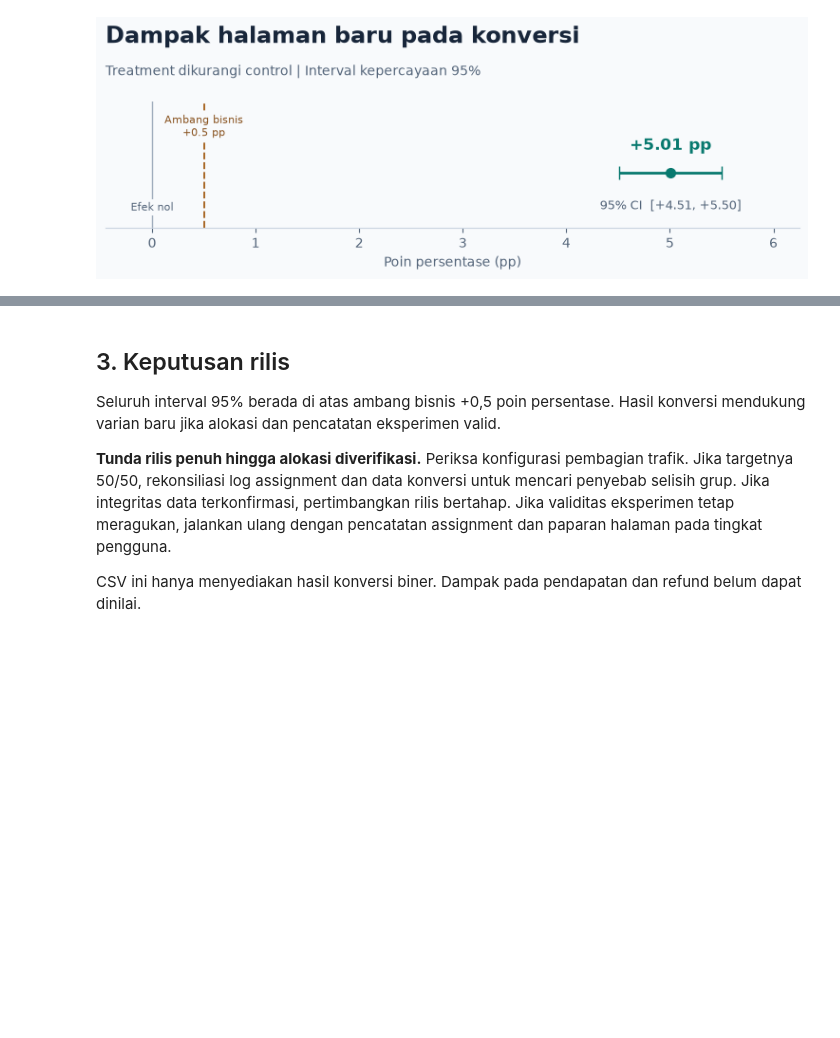
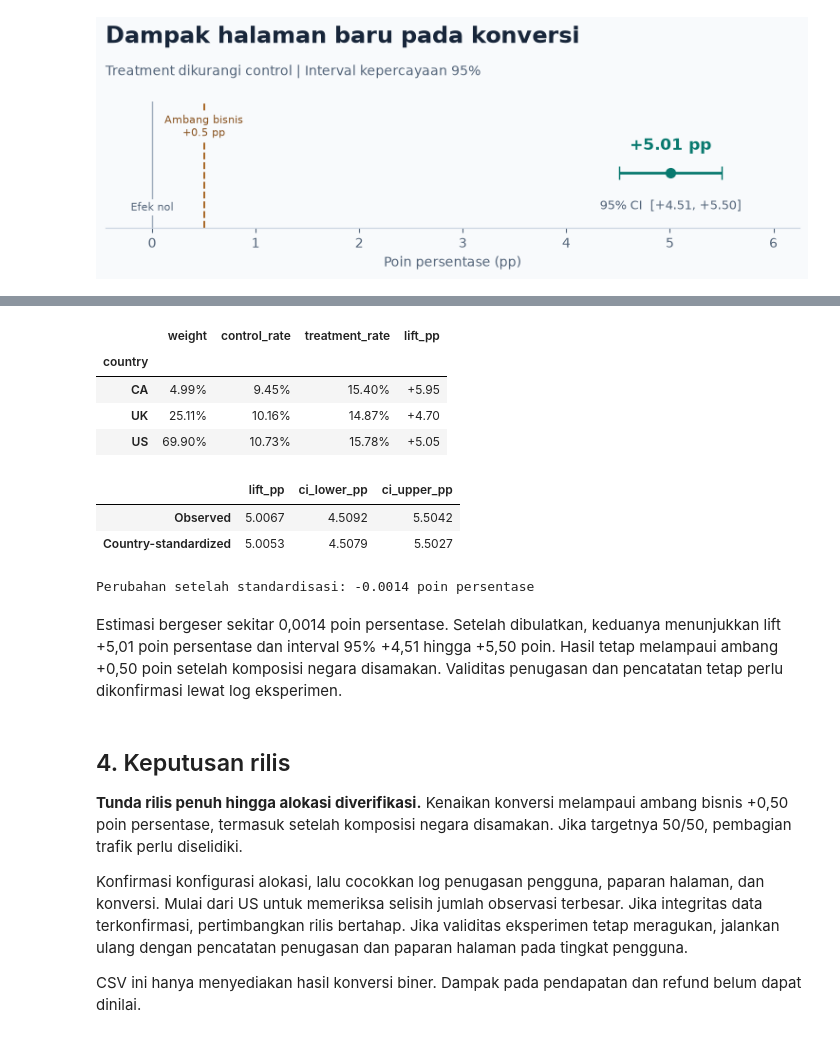
Before and after one commit to agunggust/ecommerce-ab-test, a Jupyter notebook: analysis.ipynb, the cells around one changed output, grey strips where cells are left out. Saved outputs shown, nothing was run; the diff lists cells and outputs as text; code cells hidden in the pictures; blank space fills up the shorter version.

```diff
--- a/analysis.ipynb
+++ b/analysis.ipynb
@@ -151,8 +175,45 @@ plt.show()
+# %%
+country_rates = observations.groupby(["country", "group"])["converted"].mean().unstack()
+country_weights = country_counts.sum(axis=1) / len(observations)
+country_lifts = country_rates["treatment"] - country_rates["control"]
+adjusted_lift = (country_weights * country_lifts).sum()
+
+rate_variances = country_rates * (1 - country_rates) / country_counts
+lift_variances = rate_variances.sum(axis=1)
+adjusted_se = sqrt((country_weights.pow(2) * lift_variances).sum())
+margin = NormalDist().inv_cdf(1 - ALPHA / 2) * adjusted_se
+adjusted_lower, adjusted_upper = adjusted_lift - margin, adjusted_lift + margin
+
+display(pd.DataFrame({
+    "weight": country_weights.map("{:.2%}".format),
+    "control_rate": country_rates["control"].map("{:.2%}".format),
+    "treatment_rate": country_rates["treatment"].map("{:.2%}".format),
+    "lift_pp": (100 * country_lifts).map("{:+.2f}".format),
+}))
+comparison = pd.DataFrame(
+    [(lift, lower, upper), (adjusted_lift, adjusted_lower, adjusted_upper)],
+    index=["Observed", "Country-standardized"],
+    columns=["lift_pp", "ci_lower_pp", "ci_upper_pp"],
+)
+display((100 * comparison).round(4))
+print(f"Perubahan setelah standardisasi: {(adjusted_lift - lift) * 100:+.4f} poin persentase")
+# %% [output]
+|  | weight | control_rate | treatment_rate | lift_pp |
+| country |  |  |  |  |
+| CA | 4.99% | 9.45% | 15.40% | +5.95 |
+| UK | 25.11% | 10.16% | 14.87% | +4.70 |
+| US | 69.90% | 10.73% | 15.78% | +5.05 |
+|  | lift_pp | ci_lower_pp | ci_upper_pp |
+| Observed | 5.0067 | 4.5092 | 5.5042 |
+| Country-standardized | 5.0053 | 4.5079 | 5.5027 |
+Perubahan setelah standardisasi: -0.0014 poin persentase
+# %% [markdown]
+Estimasi bergeser sekitar 0,0014 poin persentase. Setelah dibulatkan, keduanya menunjukkan lift +5,01 poin persentase dan interval 95% +4,51 hingga +5,50 poin. Hasil tetap melampaui ambang +0,50 poin setelah komposisi negara disamakan. Validitas penugasan dan pencatatan tetap perlu dikonfirmasi lewat log eksperimen.
 # %% [markdown]
-## 3. Keputusan rilis
+## 4. Keputusan rilis
 
-Seluruh interval 95% berada di atas ambang bisnis +0,5 poin persentase. Hasil konversi mendukung varian baru jika alokasi dan pencatatan eksperimen valid.
+**Tunda rilis penuh hingga alokasi diverifikasi.** Kenaikan konversi melampaui ambang bisnis +0,50 poin persentase, termasuk setelah komposisi negara disamakan. Jika targetnya 50/50, pembagian trafik perlu diselidiki.
 
-**Tunda rilis penuh hingga alokasi diverifikasi.** Periksa konfigurasi pembagian trafik. Jika targetnya 50/50, rekonsiliasi log assignment dan data konversi untuk mencari penyebab selisih grup. Jika integritas data terkonfirmasi, pertimbangkan rilis bertahap. Jika validitas eksperimen tetap meragukan, jalankan ulang dengan pencatatan assignment dan paparan halaman pada tingkat pengguna.
+Konfirmasi konfigurasi alokasi, lalu cocokkan log penugasan pengguna, paparan halaman, dan konversi. Mulai dari US untuk memeriksa selisih jumlah observasi terbesar. Jika integritas data terkonfirmasi, pertimbangkan rilis bertahap. Jika validitas eksperimen tetap meragukan, jalankan ulang dengan pencatatan penugasan dan paparan halaman pada tingkat pengguna.
 
 CSV ini hanya menyediakan hasil konversi biner. Dampak pada pendapatan dan refund belum dapat dinilai.
```
Also changed, not shown: parts of 5 cells of this notebook, 1 other file.
